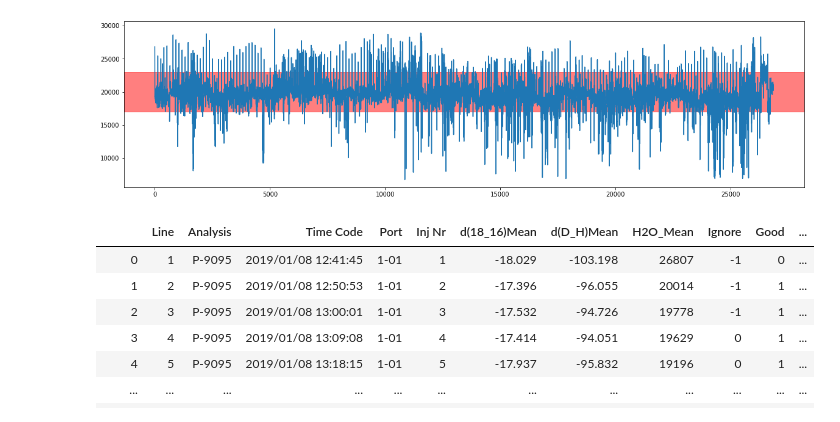
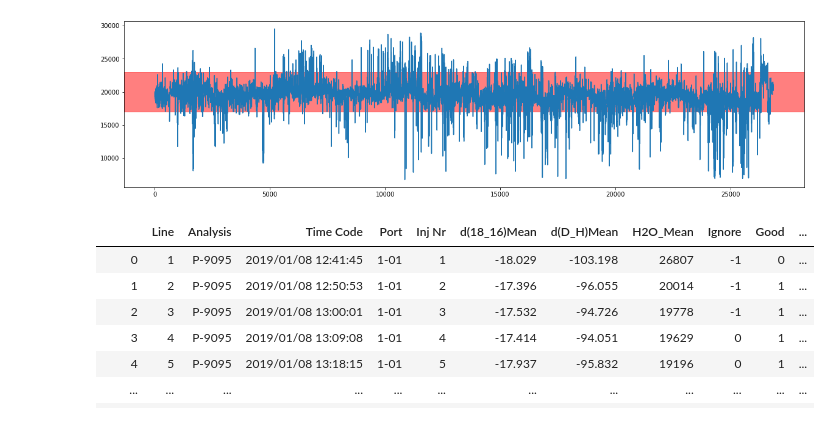
Before and after one commit to tr1813/picarro-calculator, a Jupyter notebook: ipynb/Update DataBase.ipynb, the cells around one changed output. Drawn from its saved outputs; the diff is of its cells as text; code cells hidden in the pictures.

```diff
--- a/ipynb/Update DataBase.ipynb
+++ b/ipynb/Update DataBase.ipynb
@@ -62,6 +47,11 @@ import pandas as pd
 import numpy as np
 import matplotlib.pyplot as plt
 # %%
-df = pd.read_sql_query("select * from rawrun where RUN_ID = 20170116;",conn)
+df = pd.read_sql_query("select * from rawrun where RUN_ID > 20170000;",conn)
+# %%
+df=df.where(df['H2O_Mean'] != '              ').dropna()
+df['Line']=pd.to_numeric(df['Line'])
+df=df.where(df['Line'] != 1).dropna()
+df['H2O_Mean']=pd.to_numeric(df['H2O_Mean'])
 # %%
 #df=pd.read_sql_query("select * from rawrun",conn)
@@ -77,10 +58,10 @@ df = pd.read_sql_query("select * from rawrun where RUN_ID = 20170116;",conn)
 # %%
-#fig, ax=plt.subplots(figsize=(20,5))
-#ax.plot(H2O.index,H2O)
-#ax.axhspan(17000,23000,color='red',alpha=0.5)
-#plt.show()
+fig, ax=plt.subplots(figsize=(20,5))
+ax.plot(df['H2O_Mean'])
+ax.axhspan(17000,23000,color='red',alpha=0.5)
+plt.show()
 # %% [output]
-[figure, old version]
+[figure, new version]
 # %%
 df
 # %% [output]
```
Also changed, not shown: parts of 4 cells of this notebook.
